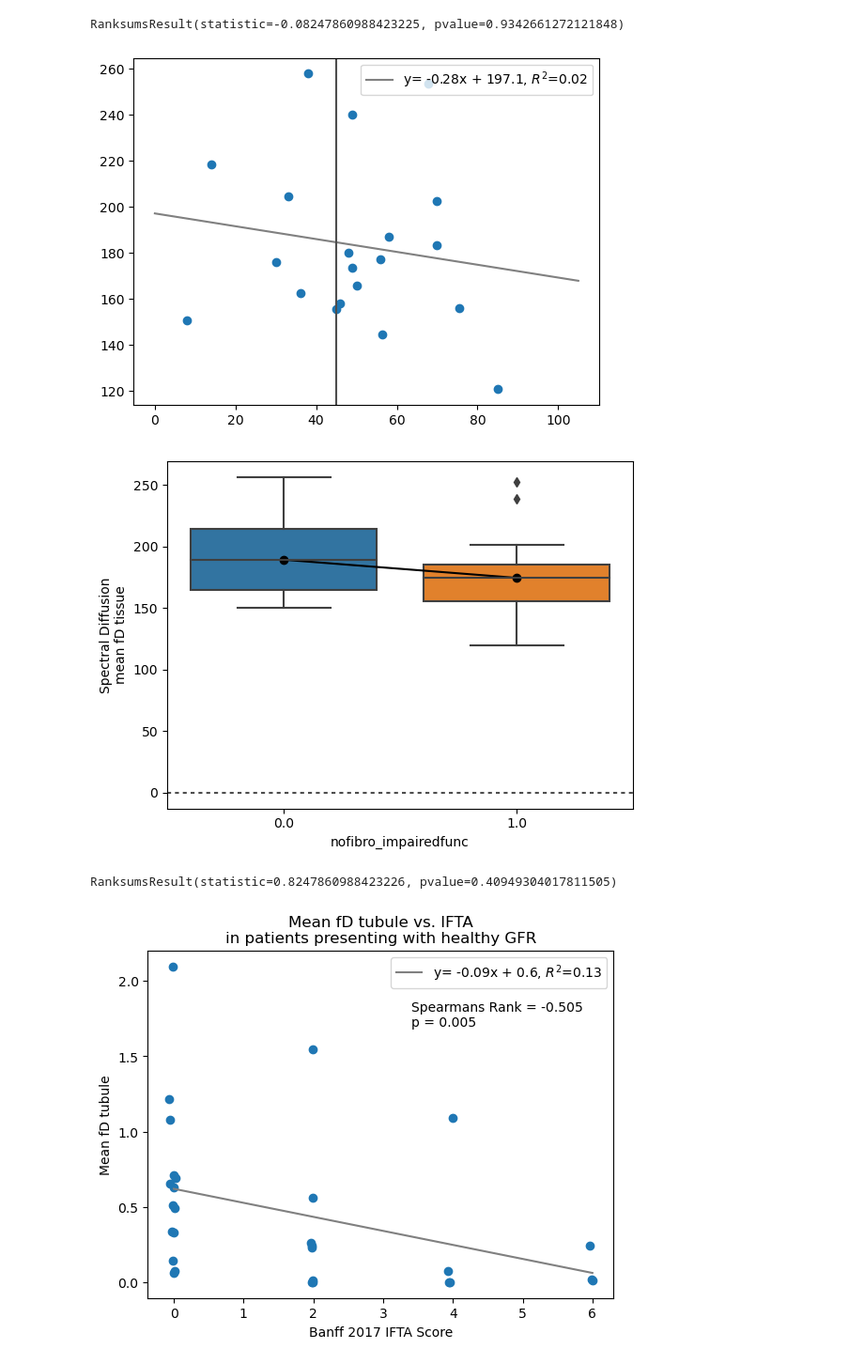
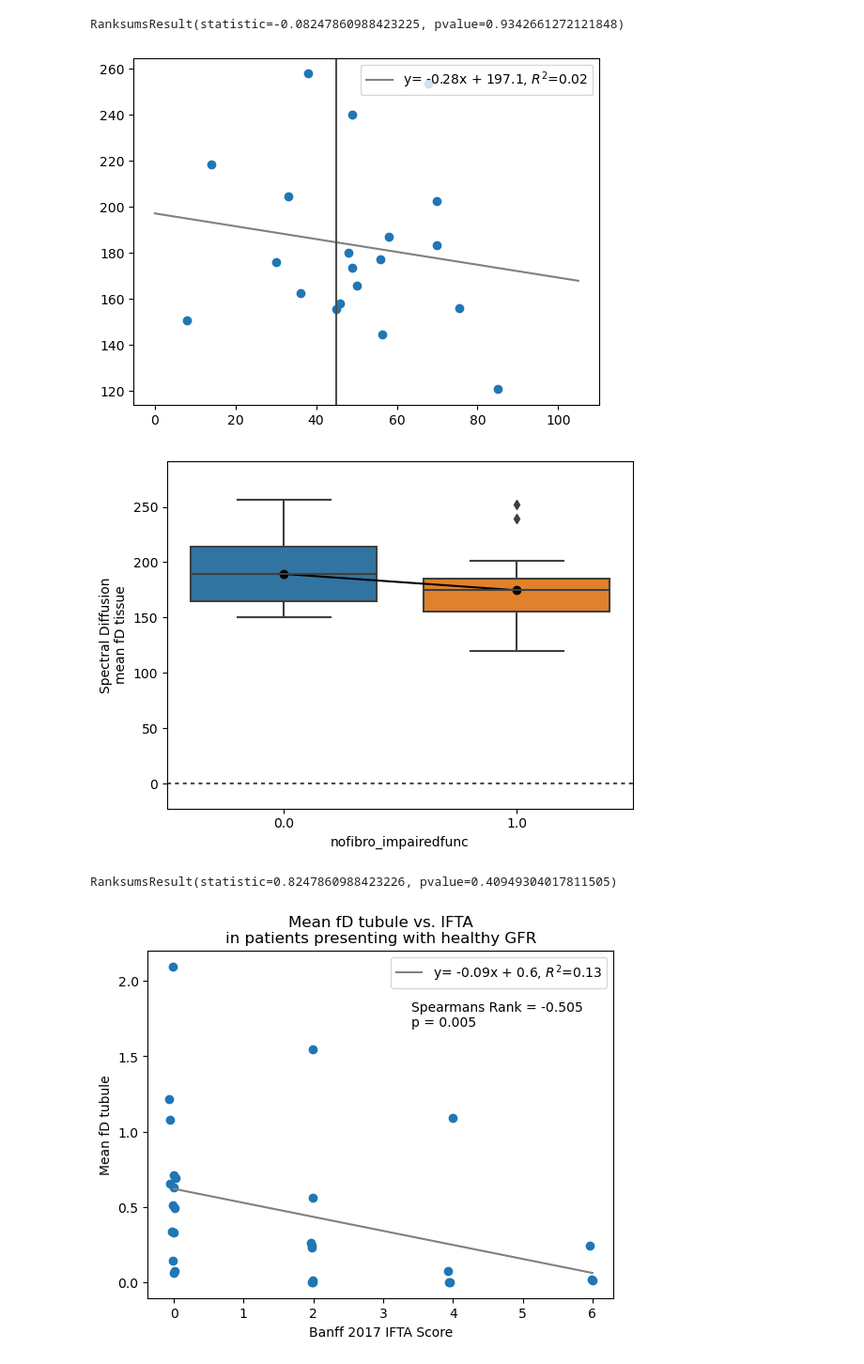
Before and after one commit to miramliu/Multiexp_Simulations_python, a Jupyter notebook: 2024Summer11_AdvancedDiffusion_flowcorrelation_regularizedNNLS_lambda8.ipynb, the cells around one changed output. Shown at 94% size. Drawn from its saved outputs; the diff is of its cells as text; code cells hidden in the pictures.

```diff
--- a/2024Summer11_AdvancedDiffusion_flowcorrelation_regularizedNNLS_lambda8.ipynb
+++ b/2024Summer11_AdvancedDiffusion_flowcorrelation_regularizedNNLS_lambda8.ipynb
@@ -369,35 +369,35 @@ x = np.linspace(0, max(AllGFR))
 pl.plot(x,func(x,slope,intercept),label = f'y= {slope:.2f}x +{intercept: .1f}, $R^2$={r_value2:.2f}',color = 'grey')
 pl.legend()
 pl.axvline(45, color=".3")#, dashes=(2, 2))
 
 pl.show()
 
 stats.spearmanr(NoFibroGFR, NoFibrofDtissue)
 
 df_nofib=df.loc[df['IFTA']==0]
 df_nofib['nofibro_impairedfunc'] = df_nofib['GFR CKD EPI']
 df_nofib['nofibro_impairedfunc'].loc[df_nofib['GFR CKD EPI']<45] = 0
 df_nofib['nofibro_impairedfunc'].loc[df_nofib['GFR CKD EPI']>=45] = 1
 
 
 
 
 
 sns.boxplot(x=df_nofib['nofibro_impairedfunc'].loc[df_nofib['IFTA']==0], y=112*df_nofib['fD tissue mean'].loc[df_nofib['IFTA']==0])#,showmeans=True )
 #pl.axvline(.5, color=".3")#, dashes=(2, 2))
 pl.scatter([0,1], np.array([np.median(df_nofib['fD tissue mean'].loc[(df_nofib['nofibro_impairedfunc']==0)]), np.median(df_nofib['fD tissue mean'].loc[(df_nofib['nofibro_impairedfunc']==1)])])*112, color = 'black')
 pl.plot([0,1], np.array([np.median(df_nofib['fD tissue mean'].loc[(df_nofib['nofibro_impairedfunc']==0)]), np.median(df_nofib['fD tissue mean'].loc[(df_nofib['nofibro_impairedfunc']==1)])])*112, color = 'black', linestyle = '-')
 
-#pl.ylim(-.4, 2.6)
+pl.ylim(-.2*112, 2.6*112)
 pl.ylabel('Spectral Diffusion\nmean fD tissue')
 pl.axhline(0, color=".3", dashes=(2, 2))
 
 pl.show()
 
 print(scipy.stats.ranksums(df_nofib['fD tissue mean'].loc[(df_nofib['nofibro_impairedfunc']==0)], df_nofib['fD tissue mean'].loc[(df_nofib['nofibro_impairedfunc']==1)]))
 # %% [output]
 [figure]
-[figure, old version]
+[figure, new version]
 RanksumsResult(statistic=0.8247860988423226, pvalue=0.40949304017811505)
 # %%
 FibroHealthyGFR = df['IFTA'].loc[df['GFR CKD EPI']>=45]
```
Also changed, not shown: parts of 3 cells of this notebook, 11 other files.
